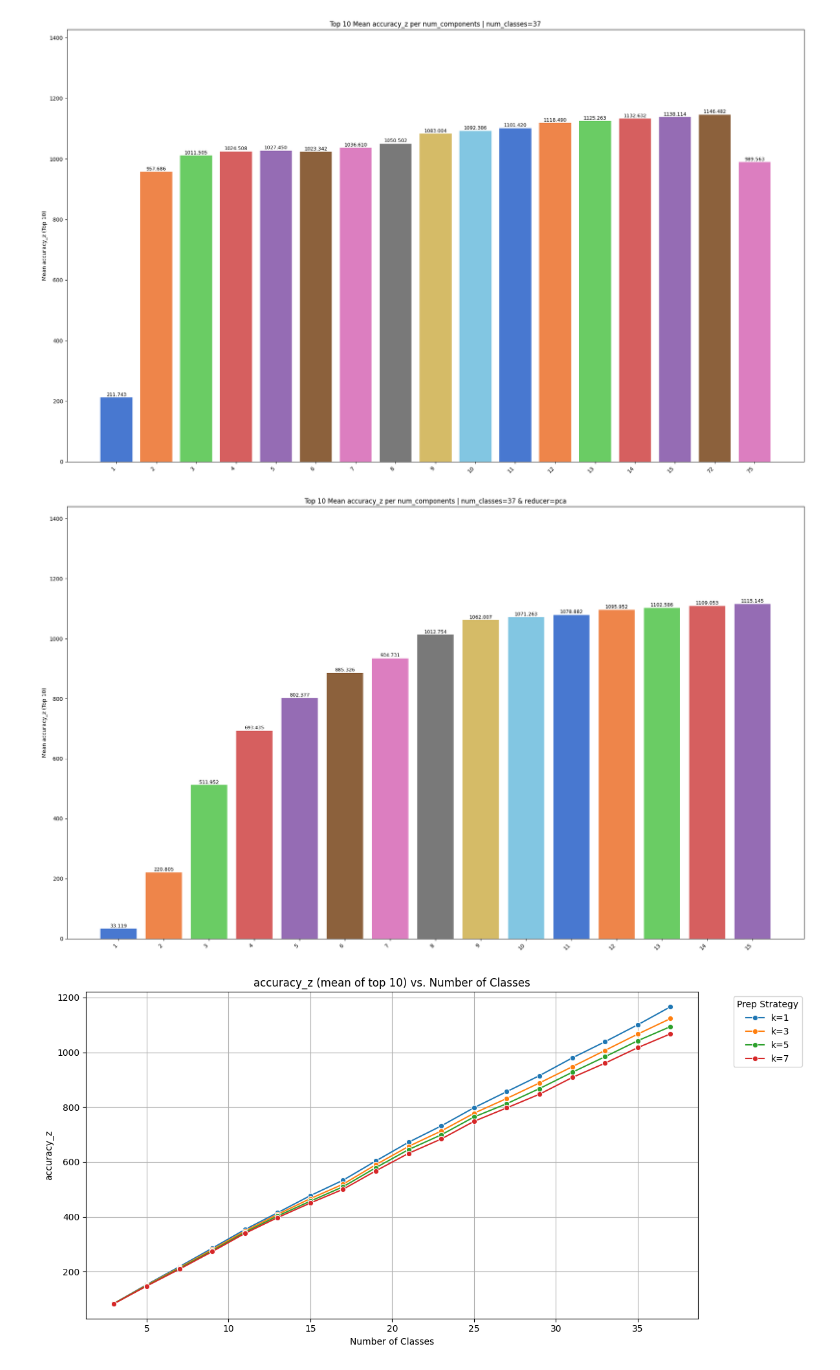
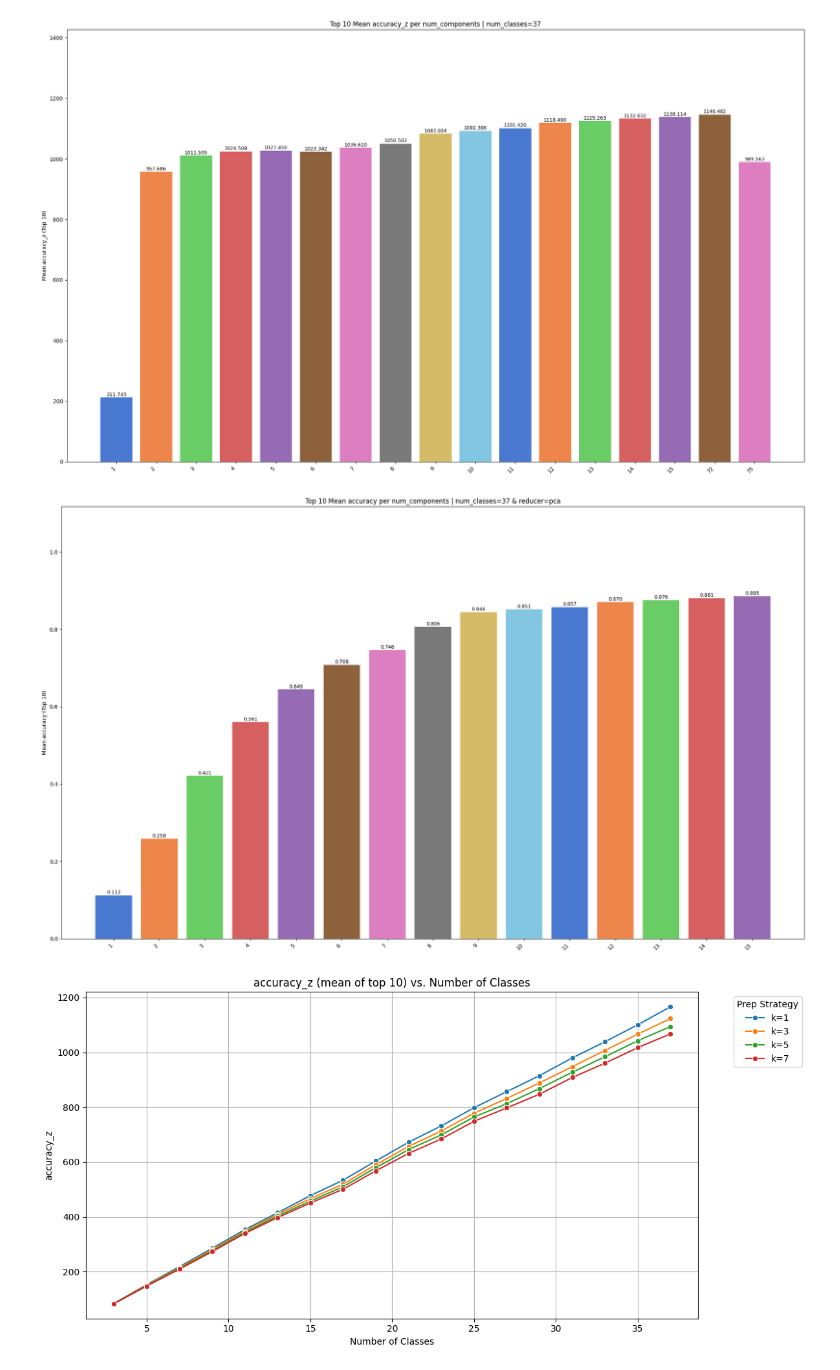
Before and after one commit to dasantac/TOG, a Jupyter notebook: src/TRAIN/architecture/KNN/PREPanalysis.ipynb, the cells around one changed output. Cells and saved outputs as stored; diff of their text form; code cells hidden in the pictures.

```diff
--- a/src/TRAIN/architecture/KNN/PREPanalysis.ipynb
+++ b/src/TRAIN/architecture/KNN/PREPanalysis.ipynb
@@ -283,9 +346,9 @@ visualize(scores_df, group_cols=['num_components'], filter_cols=['num_classes'],
 # %% [output]
 [figure]
 # %%
-visualize(scores_df, group_cols=['num_components'], filter_cols=['num_classes', 'reducer'], filter_values=[biggest_num_classes_tested, sup.PH3_REDUCER_NAME_PCA], top=top_barrier)
+visualize(scores_df, group_cols=['num_components'], filter_cols=['num_classes', 'reducer'], filter_values=[biggest_num_classes_tested, sup.PH3_REDUCER_NAME_PCA], top=top_barrier, sortby='accuracy')
 # %% [output]
-[figure, old version]
+[figure, new version]
 # %%
 evolution(scores_df, prep_cols=['k'])
 # %% [output]
```
Also changed, not shown: parts of 7 cells of this notebook, 30 other files.
